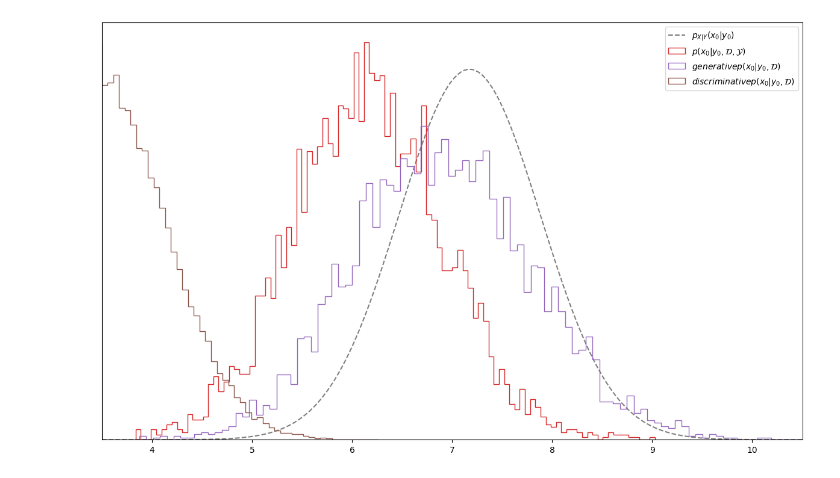
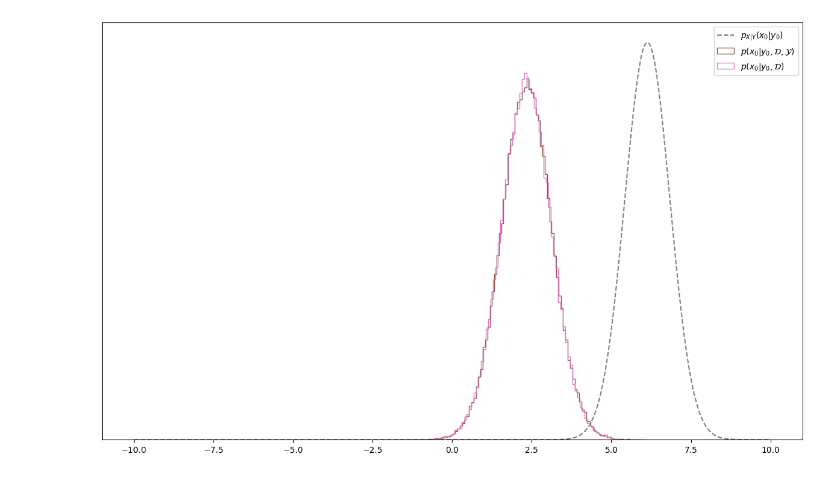
Before and after one commit to ElouanARGOUARCH/experiments, a Jupyter notebook: GRETSI2023/Illustration GRETSI.ipynb, the cells around one changed output. Drawn from its saved outputs; the diff is of its cells as text; code cells hidden in the pictures.

```diff
--- a/GRETSI2023/Illustration GRETSI.ipynb
+++ b/GRETSI2023/Illustration GRETSI.ipynb
@@ -100,11 +96,12 @@ X0,_,_ = blr.sample_x0_given_y0_D_Y_gibbs(y0, DX, DY, Y,prior_means, prior_sigma
 # %%
 plt.figure(figsize = (15,9))
 ax = plt.subplot()
+tt_post = torch.linspace(-10,10,500)
 plt.plot(tt_post, torch.exp(true_posterior.log_prob(tt_post)),linestyle = '--', label = r'$p_{X|Y}(x_0|y_0)$', color = 'grey')
 plt.hist(X0, bins = 100, density = True, histtype = 'step', label = r'$p(x_0|y_0,\mathcal{D},\mathcal{Y})$', color = 'C3')
 plt.hist(X0_, bins = 100, density = True, histtype = 'step', label= r'$p(x_0|y_0,\mathcal{D})$', color = 'C4')
 ax.tick_params(left=False,bottom=True,labelleft=False,labelbottom=True)
-ax.set_xlim(3.5,10.5)
+ax.set_xlim(-7.5,10.5)
 plt.legend()
 plt.show()
 # %% [output]
@@ -178,0 +109,8 @@ X0d,beta_dis,sigma2_dis = discriminative.sample_x0_given_y0_D_gibbs(y0, DX, DY,
+# %%
+dlbr = discriminative_bayesian_affine_regression(mu_beta, Sigma_beta, shape_sigma2, scale_sigma2)
+X0d,_,_ = dlbr.sample_x0_given_y0_D_Y_gibbs(y0, DX, DY, number_steps = 100000, verbose = True)
+X0dssl,_,_ = dlbr.sample_x0_given_y0_D_Y_gibbs(y0, DX, DY, Y, number_steps = 100000, verbose = True)
+plt.figure()
+plot_expected_coverage_1d_from_density(true_posterior.log_prob,[-20,20], X0d.unsqueeze(-1), show=False)
+plot_expected_coverage_1d_from_density(true_posterior.log_prob,[-20,20], X0dssl.unsqueeze(-1), show=False)
+plt.show()
@@ -179,13 +119,11 @@ X0d,beta_dis,sigma2_dis = discriminative.sample_x0_given_y0_D_gibbs(y0, DX, DY,
 # %%
 plt.figure(figsize = (15,9))
 ax = plt.subplot()
 plt.plot(tt_post, torch.exp(true_posterior.log_prob(tt_post)),linestyle = '--', label = r'$p_{X|Y}(x_0|y_0)$', color = 'grey')
-plt.hist(X0, bins = 100, density = True, histtype = 'step', label = r'$p(x_0|y_0,\mathcal{D},\mathcal{Y})$', color = 'C3')
-plt.hist(X0_, bins = 100, density = True, histtype = 'step', label= r'$generative p(x_0|y_0,\mathcal{D})$', color = 'C4')
-plt.hist(X0d, bins = 100, density = True, histtype = 'step', label= r'$discriminative p(x_0|y_0,\mathcal{D})$', color = 'C5')
+plt.hist(X0d, bins = 100, density = True, histtype = 'step', label = r'$p(x_0|y_0,\mathcal{D},\mathcal{Y})$', color = 'C5')
+plt.hist(X0dssl, bins = 100, density = True, histtype = 'step', label= r'$p(x_0|y_0,\mathcal{D})$', color = 'C6')
 ax.tick_params(left=False,bottom=True,labelleft=False,labelbottom=True)
-ax.set_xlim(3.5,10.5)
 plt.legend()
 plt.show()
 # %% [output]
-[figure, old version]
+[figure, new version]
```
Also changed, not shown: parts of 9 cells of this notebook, 2 other files.
